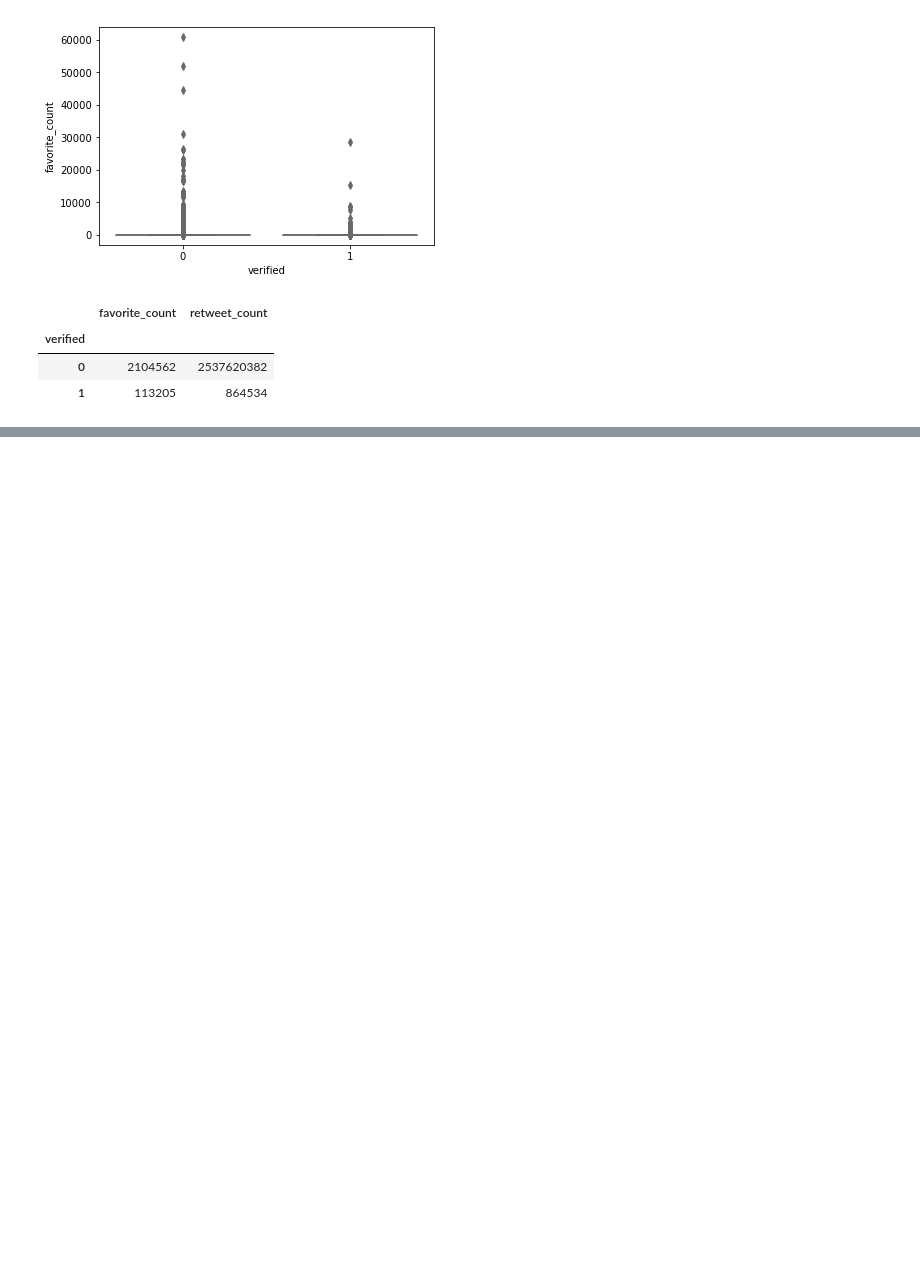
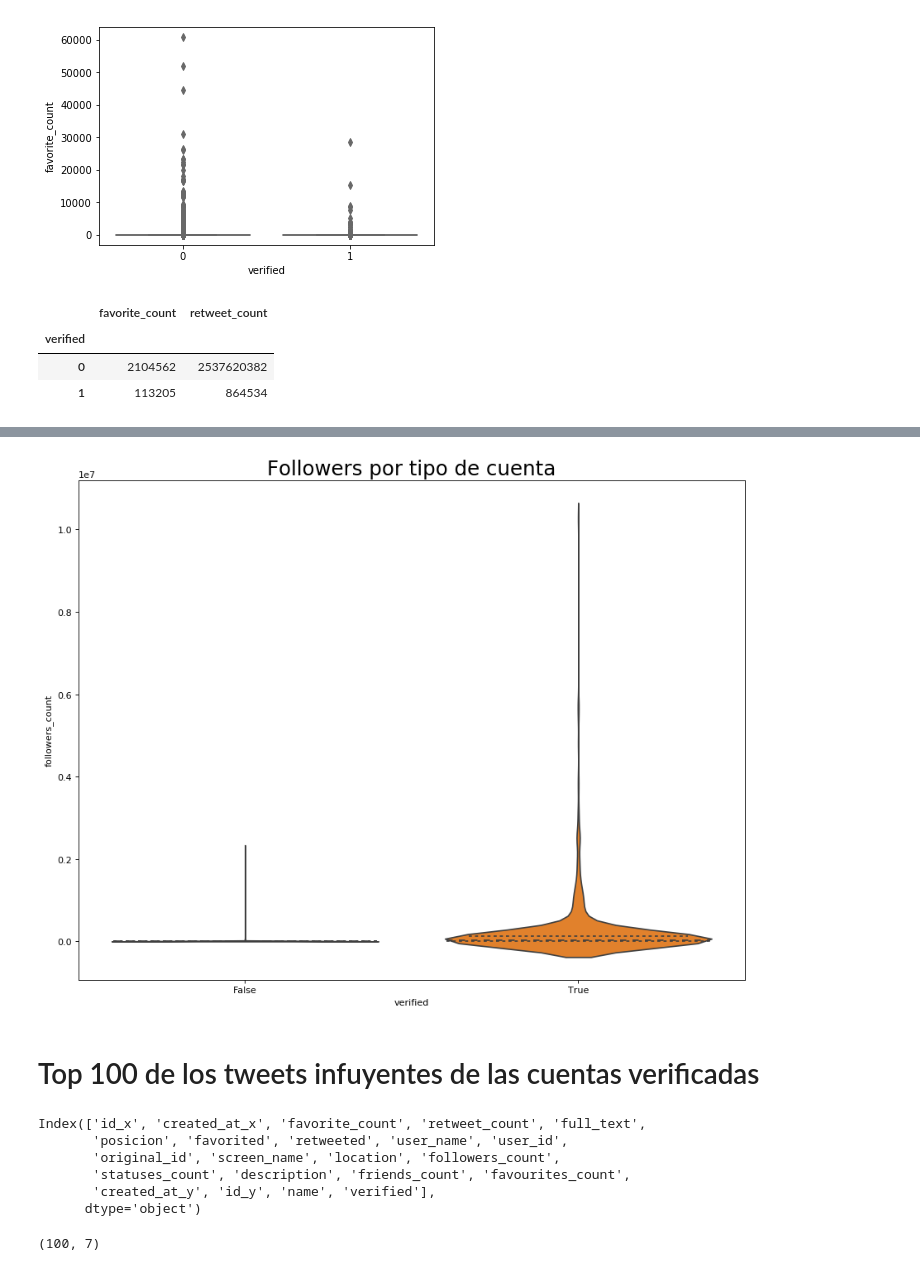
Before and after one commit to juan-analian/mentoria-diplodatos-2019, a Jupyter notebook: users_and_tweets.ipynb, the cells around one changed output, grey strips where cells are left out. Drawn from its saved outputs; the diff is of its cells as text; code cells hidden in the pictures; blank space fills up the shorter version.

```diff
--- a/users_and_tweets.ipynb
+++ b/users_and_tweets.ipynb
@@ -689,0 +751,18 @@ df_resumen[['verified','favorite_count', 'retweet_count']].groupby('verified').s
+# %%
+plt.figure(figsize=(13,10), dpi= 80)
+sns.violinplot(x='verified', y='followers_count', data=df_users_junio, scale='width', inner='quartile')
+plt.title('Followers por tipo de cuenta', fontsize=22)
+plt.show()
+# %% [output]
+[figure, added]
+# %% [markdown]
+# Top 100 de los tweets infuyentes de las cuentas verificadas
+# %%
+df_junio.columns
+# %% [output]
+Index(['id_x', 'created_at_x', 'favorite_count', 'retweet_count', 'full_text',
+       'posicion', 'favorited', 'retweeted', 'user_name', 'user_id',
+       'original_id', 'screen_name', 'location', 'followers_count',
+       'statuses_count', 'description', 'friends_count', 'favourites_count',
+       'created_at_y', 'id_y', 'name', 'verified'],
+      dtype='object')
@@ -689,0 +778,4 @@ df_resumen[['verified','favorite_count', 'retweet_count']].groupby('verified').s
+# %%
+df_junio_i.shape
+# %% [output]
+(100, 7)
```
Also changed, not shown: parts of 12 cells of this notebook.
